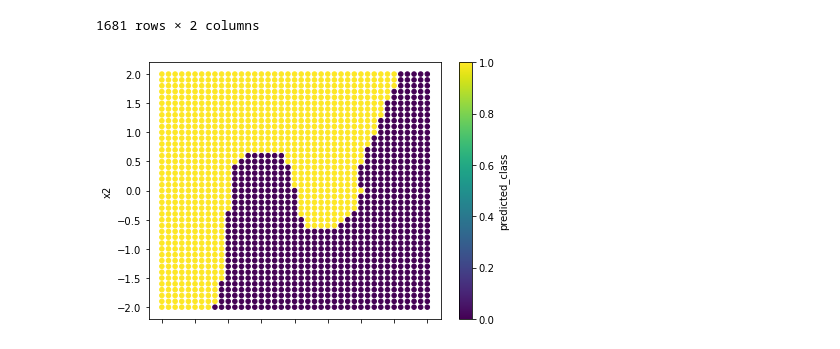
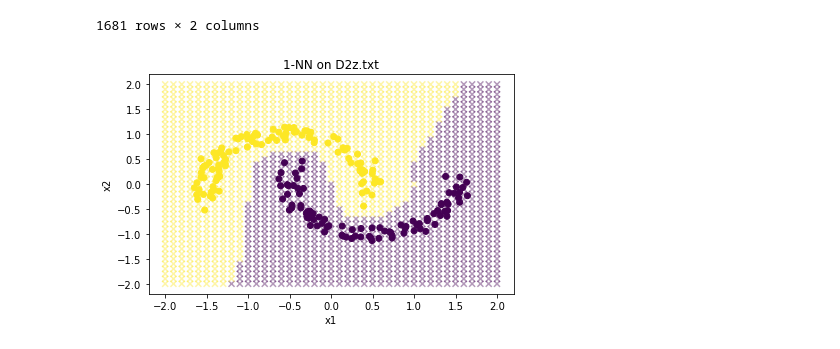
Before and after one commit to Nick-Boddy/CS760-HW3-Regression-kNN, a Jupyter notebook: knn.ipynb, the cells around one changed output. Cells and saved outputs as stored; diff of their text form; code cells hidden in the pictures.

Commit message:
improved kNN by precalculating distances, finished question 2.2

```diff
--- a/knn.ipynb
+++ b/knn.ipynb
@@ -31,17 +32,17 @@ def distance_Euclidean(X1: pd.Series, X2: pd.Series) -> float:
     d = math.sqrt(d)
     return d
 
-def kNN(train: pd.DataFrame, sample: pd.Series, k: int) -> int:
+def kNN(train: pd.DataFrame, sample: pd.Series, label: str, k: int) -> int:
     # compute distances
     distances = []
     for i, row in train.iterrows():
-        distance = distance_Euclidean(sample, row[:-1])
+        distance = distance_Euclidean(sample, row.drop(label))
         distances.append((i, distance))
     distances.sort(key=lambda x: x[1])
     # tally the votes for the k-nearest
     votes = []
     for d in distances[:k]:
-        vote = train.iloc[d[0]]['y']
+        vote = train.iloc[d[0]][label]
         votes.append(vote)
     # determine the prediction
     majority = pd.Series(votes).mode()
@@ -72,13 +73,15 @@ test_df
 # %%
 predictions = []
 for i, row in test_df.iterrows():
-    predictions.append(kNN(df, row, 1))
+    predictions.append(kNN(df, row, 'y', 1))
 test_df['predicted_class'] = predictions
-# %%
-ax = test_df.plot.scatter(x='x', y='y', c='predicted_class', colormap='viridis')
-ax.set_xlabel('x1')
-ax.set_ylabel('x2')
-plt.tight_layout()
-plt.show()
-# %% [output]
-[figure, removed]
+# %%
+plt.scatter(x=test_df['x'], y=test_df['y'], c=test_df['predicted_class'], cmap='viridis', alpha=0.4, marker='x')
+plt.scatter(x=df['x1'], y=df['x2'], c=df['y'], cmap='viridis', alpha=1, marker='o')
+plt.xlabel('x1')
+plt.ylabel('x2')
+plt.title('1-NN on D2z.txt')
+plt.tight_layout()
+plt.show()
+# %% [output]
+[figure, added]
```
Also changed, not shown: parts of 8 cells of this notebook, 5 other files.
